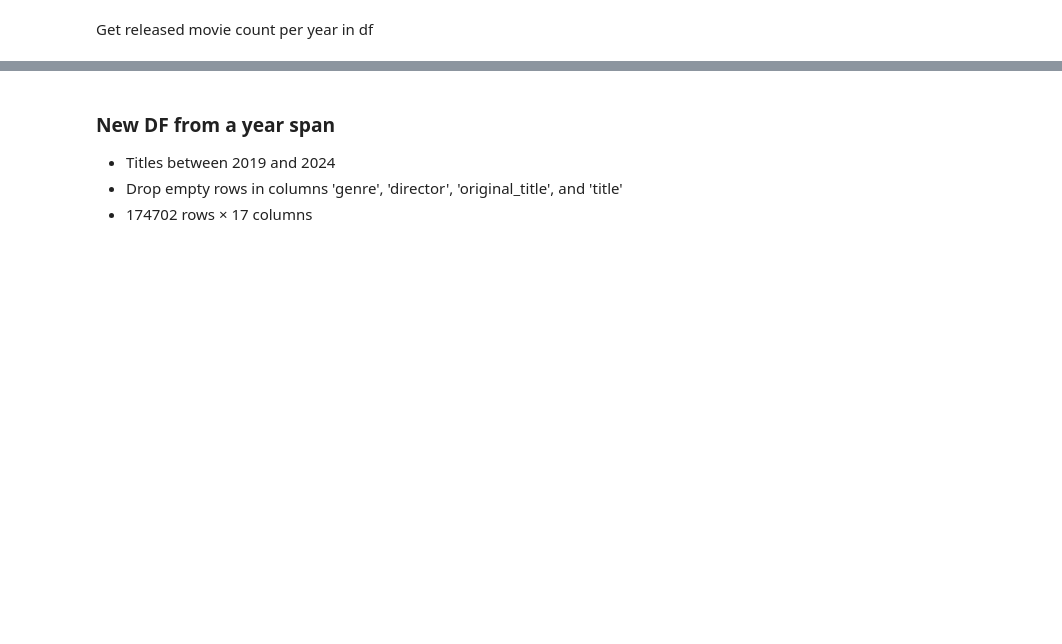
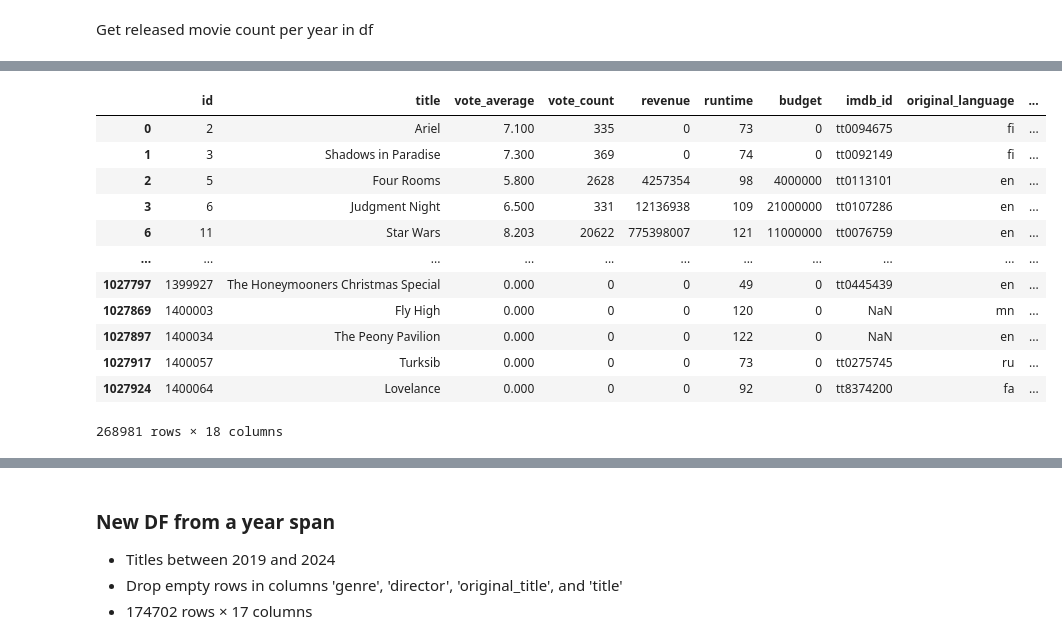
Before and after one commit to bruhu/film-sentiment-analysis, a Jupyter notebook: notebooks/tmdb_data.ipynb, the cells around one changed output, grey strips where cells are left out. Saved outputs shown, nothing was run; the diff lists cells and outputs as text; code cells hidden in the pictures; blank space fills up the shorter version.

```diff
--- a/notebooks/tmdb_data.ipynb
+++ b/notebooks/tmdb_data.ipynb
@@ -117,0 +751,21 @@ functions.show_missing_values(df)
+# %%
+def drop_championship_titles(df):
+    # Identify rows where 'dash_title' contains 'live-at-'
+    rows_to_drop = df[df['dash_title'].str.contains('championship', na=False)]
+
+    # Count the number of dropped rows
+    rows_dropped = rows_to_drop.shape[0]
+
+    # Drop the identified rows from the DataFrame
+    df_cleaned = df[~df['dash_title'].str.contains('championship', na=False)]
+
+    # Print the number of rows dropped
+    print(f"Dropped {rows_dropped} rows containing 'championship' in 'dash_title'")
+
+    return df_cleaned, rows_dropped
+
+# Example usage
+df, dropped_count = drop_championship_titles(df)
+
+# Print the cleaned DataFrame
+print(df)
@@ -117,0 +790,21 @@ functions.show_missing_values(df)
+# %%
+def drop_standup_titles(df):
+    # Identify rows where 'dash_title' contains 'live-at-'
+    rows_to_drop = df[df['dash_title'].str.contains('standup', na=False)]
+
+    # Count the number of dropped rows
+    rows_dropped = rows_to_drop.shape[0]
+
+    # Drop the identified rows from the DataFrame
+    df_cleaned = df[~df['dash_title'].str.contains('standup', na=False)]
+
+    # Print the number of rows dropped
+    print(f"Dropped {rows_dropped} rows containing 'standup' in 'dash_title'")
+
+    return df_cleaned, rows_dropped
+
+# Example usage
+df, dropped_count = drop_standup_titles(df)
+
+# Print the cleaned DataFrame
+print(df)
@@ -117,0 +901,16 @@ functions.show_missing_values(df)
+# %%
+display(df)
+# %% [output]
+|  | id | title | vote_average | vote_count | revenue | runtime | budget | imdb_id | original_language | ... |
+| 0 | 2 | Ariel | 7.100 | 335 | 0 | 73 | 0 | tt0094675 | fi | ... |
+| 1 | 3 | Shadows in Paradise | 7.300 | 369 | 0 | 74 | 0 | tt0092149 | fi | ... |
+| 2 | 5 | Four Rooms | 5.800 | 2628 | 4257354 | 98 | 4000000 | tt0113101 | en | ... |
+| 3 | 6 | Judgment Night | 6.500 | 331 | 12136938 | 109 | 21000000 | tt0107286 | en | ... |
+| 6 | 11 | Star Wars | 8.203 | 20622 | 775398007 | 121 | 11000000 | tt0076759 | en | ... |
+| ... | ... | ... | ... | ... | ... | ... | ... | ... | ... | ... |
+| 1027797 | 1399927 | The Honeymooners Christmas Special | 0.000 | 0 | 0 | 49 | 0 | tt0445439 | en | ... |
+| 1027869 | 1400003 | Fly High | 0.000 | 0 | 0 | 120 | 0 | NaN | mn | ... |
+| 1027897 | 1400034 | The Peony Pavilion | 0.000 | 0 | 0 | 122 | 0 | NaN | en | ... |
+| 1027917 | 1400057 | Turksib | 0.000 | 0 | 0 | 73 | 0 | tt0275745 | ru | ... |
+| 1027924 | 1400064 | Lovelance | 0.000 | 0 | 0 | 92 | 0 | tt8374200 | fa | ... |
+268981 rows × 18 columns
```
Also changed, not shown: parts of 55 cells of this notebook.
